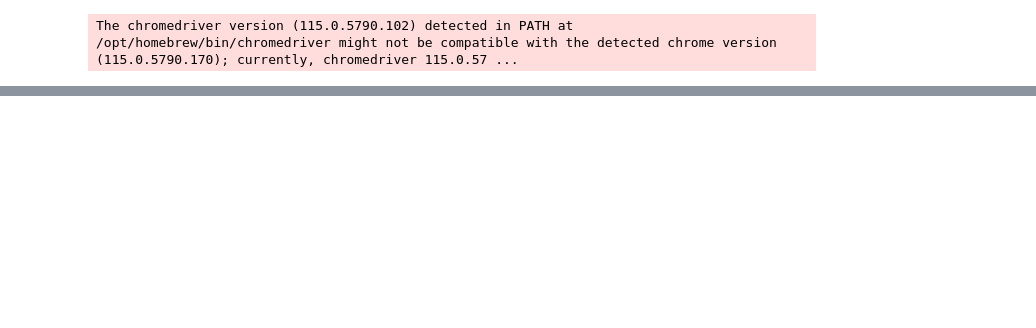
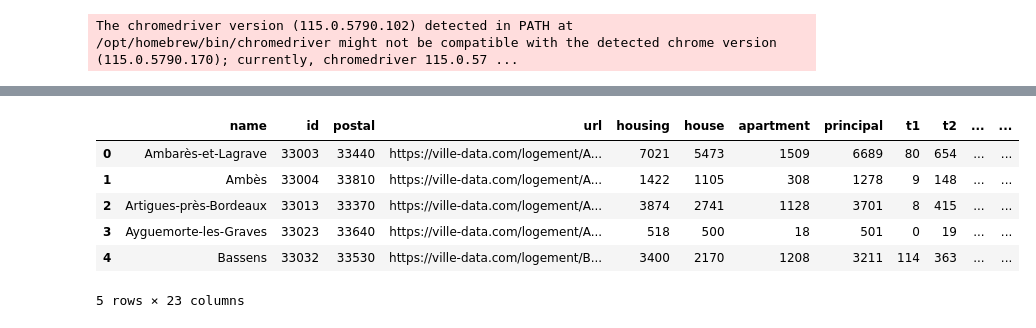
Before and after one commit to Naowak/CapitalEstates, a Jupyter notebook: scrap.ipynb, the cells around one changed output, grey strips where cells are left out. Saved outputs shown, nothing was run; the diff lists cells and outputs as text; code cells hidden in the pictures; blank space fills up the shorter version.

```diff
--- a/scrap.ipynb
+++ b/scrap.ipynb
@@ -148,0 +271,35 @@ communes.to_json('data/communes-housing.json', orient='records', lines=True)
+# %%
+# Get the average surface for each type of property
+def get_mean_surface_by_type(df):
+    # Moyenne générale pour chaque combinaison de 'Nombre pieces principales' et 'Type local'
+    general_mean = dvf.groupby(['Nombre pieces principales', 'Type local'])['Surface reelle bati'].mean()
+
+    # Moyenne pour chaque combinaison de 'Code commune', 'Nombre pieces principales' et 'Type local'
+    mean_by_commune = dvf.groupby(['Code commune', 'Nombre pieces principales', 'Type local'])['Surface reelle bati'].mean()
+
+    # Nombre de données pour chaque combinaison de 'Code commune', 'Nombre pieces principales' et 'Type local'
+    count_by_commune = dvf.groupby(['Code commune', 'Nombre pieces principales', 'Type local']).size()
+
+    # Pour les combinaisons où le nombre de données est inférieur à 6, remplacez par la moyenne générale
+    for index, count in count_by_commune.items():
+        if count < 6:
+            commune, n_pieces, local_type = index
+            mean_by_commune[commune, n_pieces, local_type] = general_mean[n_pieces, local_type]
+
+    return mean_by_commune
+
+# Get the average surface for each type of property
+dfs = get_mean_surface_by_type(dvf)
+dfs = dfs.unstack(level=[1, 2])
+dfs.columns = [f"{col[1][0]}T{col[0]}" for col in dfs.columns]
+dfs = dfs.reset_index()
+
+# Fill nan with mean values of the column
+columns = ['AT1', 'MT1', 'AT2', 'MT2', 'AT3', 'MT3', 'AT4', 'MT4', 'AT5', 'MT5']
+for column in columns:
+    dfs[column].fillna(dfs[column].mean(), inplace=True)
+dfs.head()
+
+# Add the department code to the city code
+dfs['Code commune'] = dfs['Code commune'] + CODE_DEP * 1000
+dfs.head()
@@ -148,0 +313,13 @@ communes.to_json('data/communes-housing.json', orient='records', lines=True)
+# %%
+# Merge it to communes to get final df
+df = pd.merge(left=communes, right=dfs, left_on='id', right_on='Code commune')
+df = df.drop('Code commune', axis=1)
+df.head()
+# %% [output]
+|  | name | id | postal | url | housing | house | apartment | principal | t1 | t2 | ... | ... |
+| 0 | Ambarès-et-Lagrave | 33003 | 33440 | https://ville-data.com/logement/A... | 7021 | 5473 | 1509 | 6689 | 80 | 654 | ... | ... |
+| 1 | Ambès | 33004 | 33810 | https://ville-data.com/logement/A... | 1422 | 1105 | 308 | 1278 | 9 | 148 | ... | ... |
+| 2 | Artigues-près-Bordeaux | 33013 | 33370 | https://ville-data.com/logement/A... | 3874 | 2741 | 1128 | 3701 | 8 | 415 | ... | ... |
+| 3 | Ayguemorte-les-Graves | 33023 | 33640 | https://ville-data.com/logement/A... | 518 | 500 | 18 | 501 | 0 | 19 | ... | ... |
+| 4 | Bassens | 33032 | 33530 | https://ville-data.com/logement/B... | 3400 | 2170 | 1208 | 3211 | 114 | 363 | ... | ... |
+5 rows × 23 columns
```
Also changed, not shown: parts of 11 cells of this notebook.
